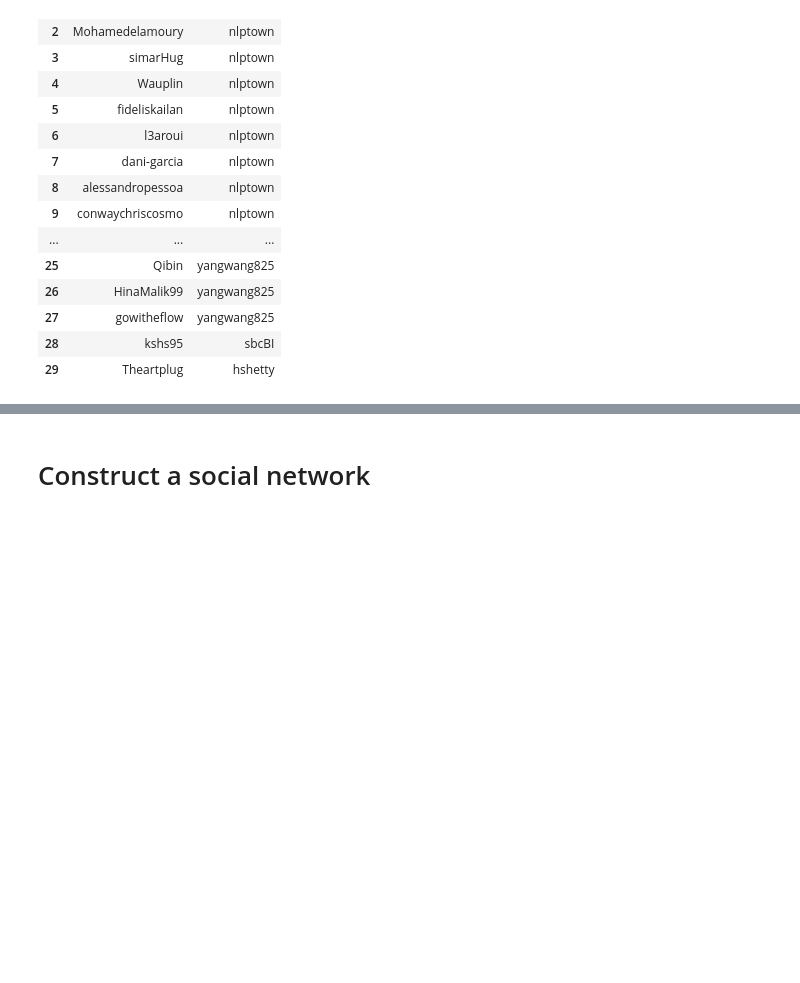
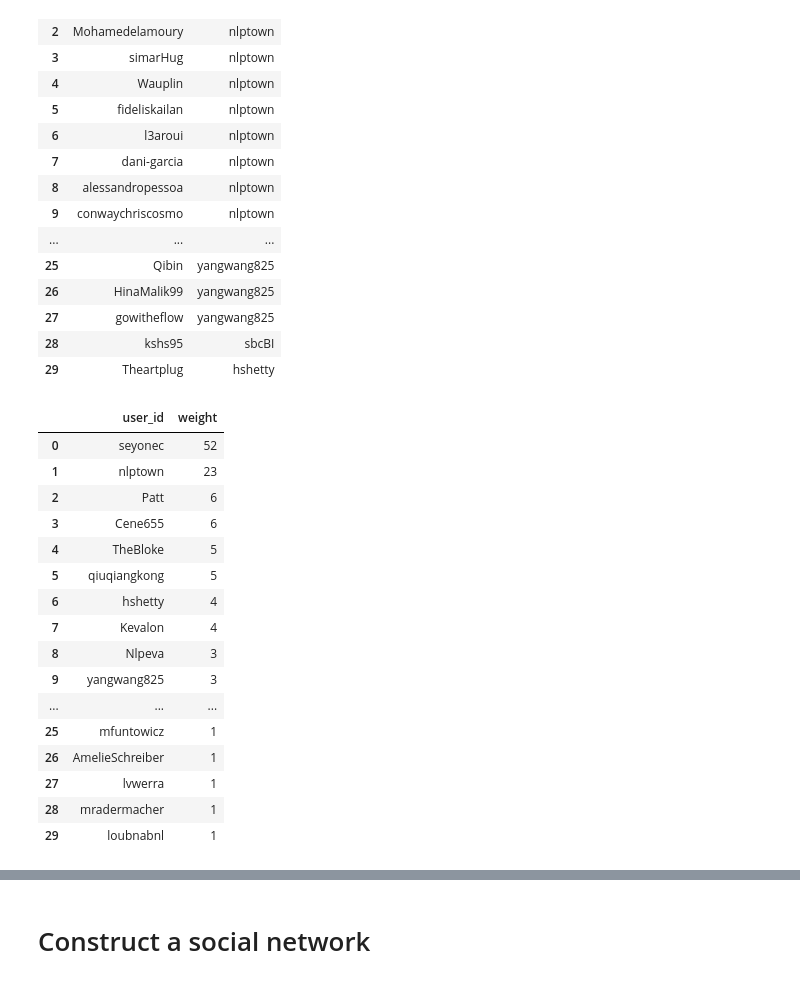
Before and after one commit to reycn/huggingface-user-crawler, a Jupyter notebook: notebook/0.social.network.ipynb, the cells around one changed output, grey strips where cells are left out. Drawn from its saved outputs; the diff is of its cells as text; code cells hidden in the pictures; blank space fills up the shorter version.

```diff
--- a/notebook/0.social.network.ipynb
+++ b/notebook/0.social.network.ipynb
@@ -109,3 +109,26 @@ df_edges.head(30)
 | 27 | gowitheflow | yangwang825 |
 | 28 | kshs95 | sbcBI |
 | 29 | Theartplug | hshetty |
+# %%
+df_followers_count = df_edges.groupby("target").count().sort_values("source", ascending=False)
+df_followers_count = df_followers_count.reset_index()
+df_followers_count.columns = ["user_id", "weight"]
+df_followers_count.head(30)
+# %% [output]
+|  | user_id | weight |
+| 0 | seyonec | 52 |
+| 1 | nlptown | 23 |
+| 2 | Patt | 6 |
+| 3 | Cene655 | 6 |
+| 4 | TheBloke | 5 |
+| 5 | qiuqiangkong | 5 |
+| 6 | hshetty | 4 |
+| 7 | Kevalon | 4 |
+| 8 | Nlpeva | 3 |
+| 9 | yangwang825 | 3 |
+| ... | ... | ... |
+| 25 | mfuntowicz | 1 |
+| 26 | AmelieSchreiber | 1 |
+| 27 | lvwerra | 1 |
+| 28 | mradermacher | 1 |
+| 29 | loubnabnl | 1 |
```
Also changed, not shown: parts of 5 cells of this notebook, 2 other files.
